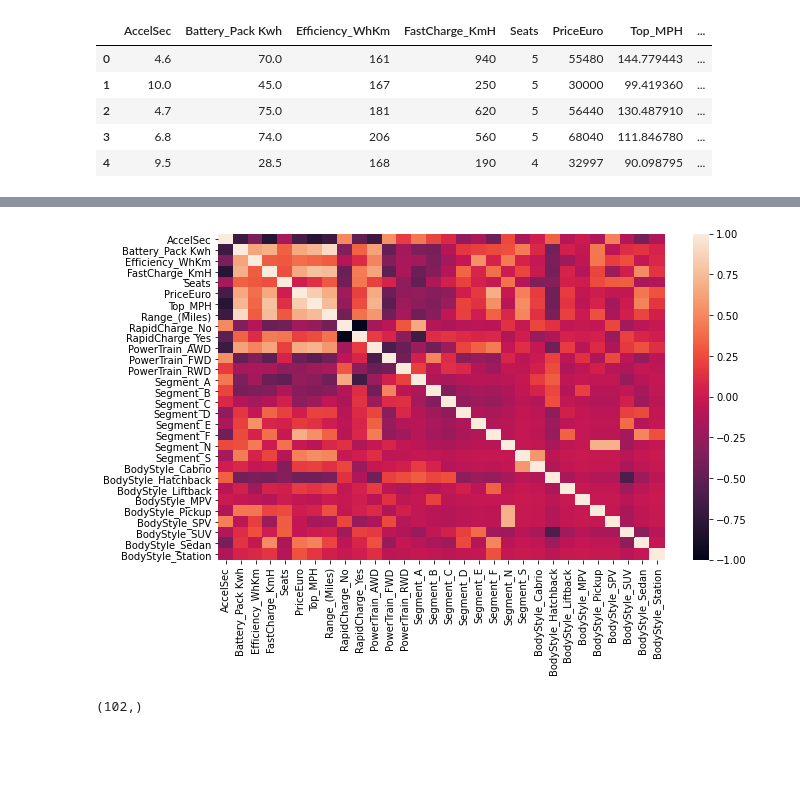
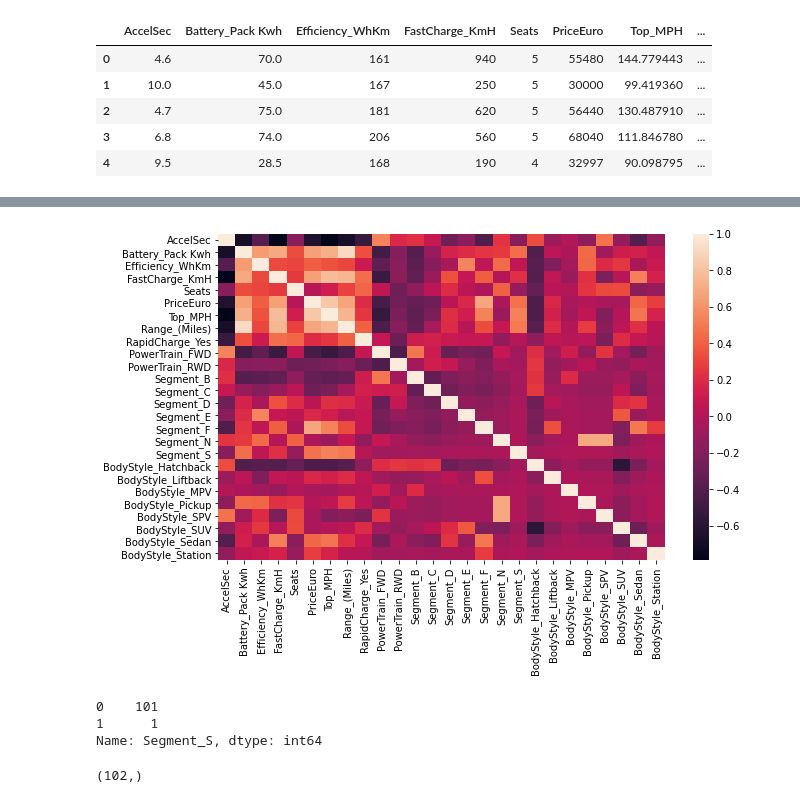
Before and after one commit to Greyson-Moore/SMU_Capstone_Group_4, a Jupyter notebook: Greyson/data_clean.ipynb, the cells around one changed output, grey strips where cells are left out. Drawn from its saved outputs; the diff is of its cells as text; code cells hidden in the pictures; blank space fills up the shorter version.

```diff
--- a/Greyson/data_clean.ipynb
+++ b/Greyson/data_clean.ipynb
@@ -167,10 +167,16 @@ dtypes: float64(4), int64(4), uint8(18)
 memory usage: 8.3 KB
 # %%
 plt.figure(figsize=(10,6))
-sns.heatmap(df_sub_other.corr())
+sns.heatmap(df_sub_linear.corr())
 plt.show()
 # %% [output]
-[figure, old version]
+[figure, new version]
+# %%
+df_sub_linear["Segment_S"].value_counts()
+# %% [output]
+0    101
+1      1
+Name: Segment_S, dtype: int64
 # %%
 # get pandas columns for prediction
 target = df_sub_linear["PriceEuro"]
```
Also changed, not shown: parts of 2 cells of this notebook, 5 other files.
